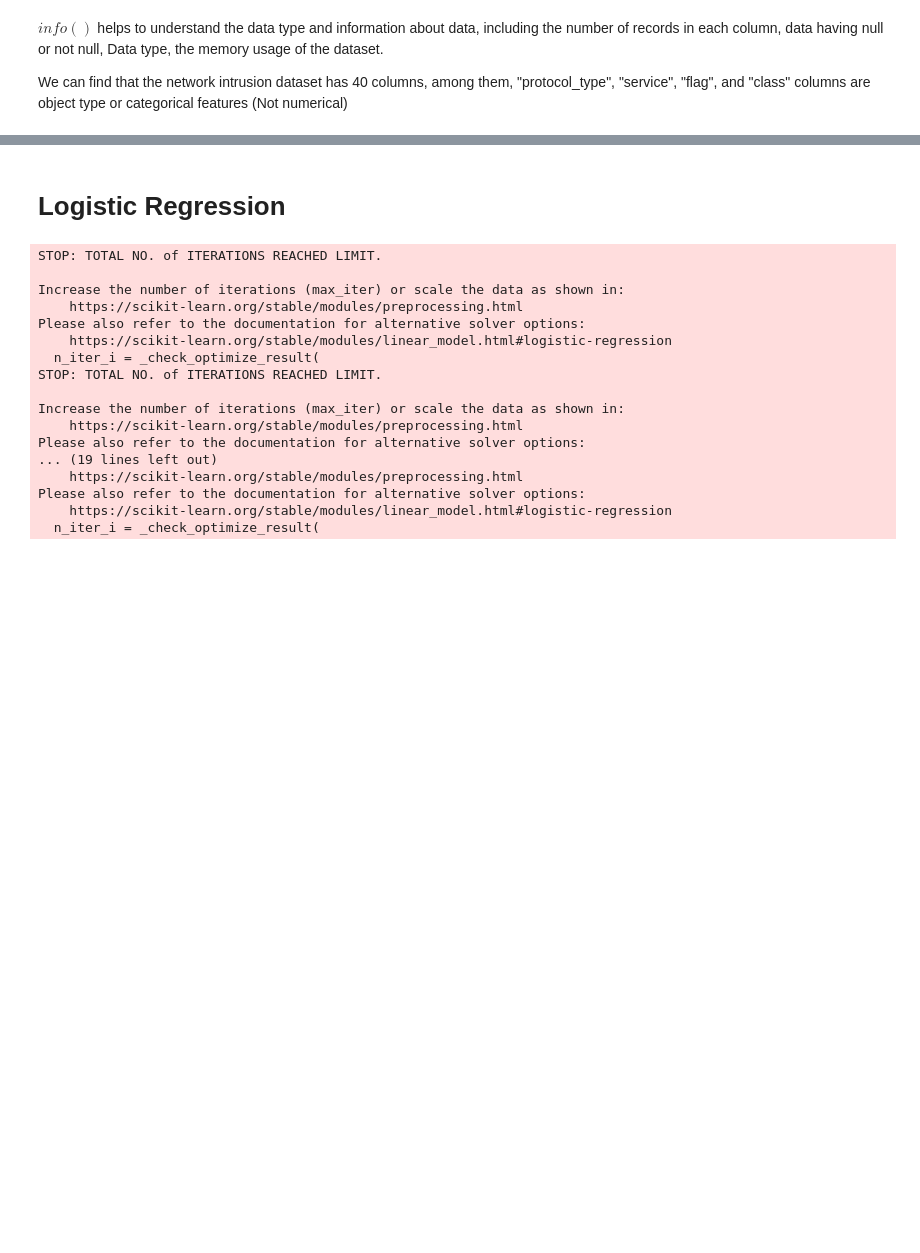
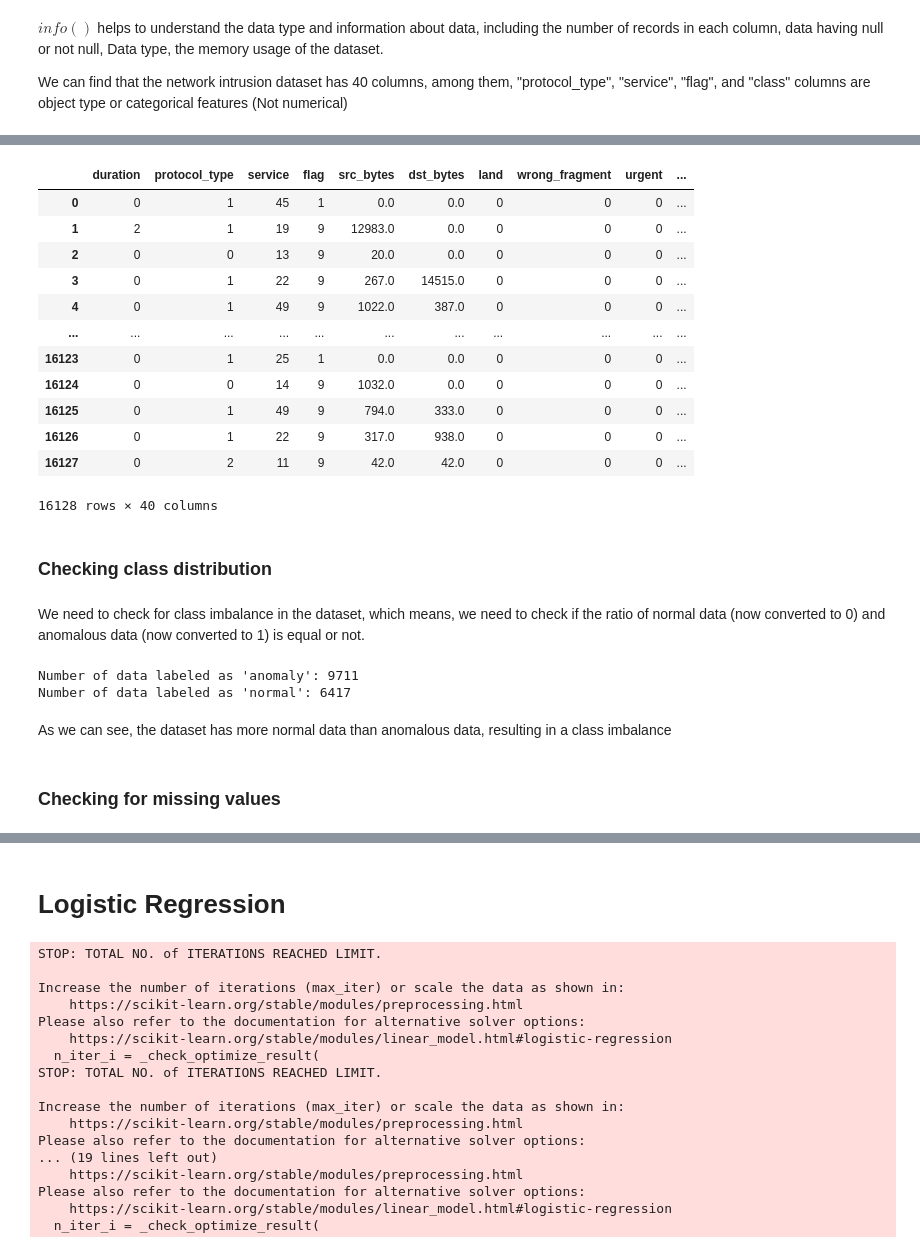
Before and after one commit to mehrab-abrar/Network-Intrusion-Detection-Using-Machine-Learning, a Jupyter notebook: ML_Intrusion_Detection_Project.ipynb, the cells around one changed output, grey strips where cells are left out. Cells and saved outputs as stored; diff of their text form; code cells hidden in the pictures; blank space fills up the shorter version.

```diff
--- a/ML_Intrusion_Detection_Project.ipynb
+++ b/ML_Intrusion_Detection_Project.ipynb
@@ -94,0 +68,33 @@ We are filling the missing values with the mean of all values in that column
+# %%
+data
+# %% [output]
+|  | duration | protocol_type | service | flag | src_bytes | dst_bytes | land | wrong_fragment | urgent | ... |
+| 0 | 0 | 1 | 45 | 1 | 0.0 | 0.0 | 0 | 0 | 0 | ... |
+| 1 | 2 | 1 | 19 | 9 | 12983.0 | 0.0 | 0 | 0 | 0 | ... |
+| 2 | 0 | 0 | 13 | 9 | 20.0 | 0.0 | 0 | 0 | 0 | ... |
+| 3 | 0 | 1 | 22 | 9 | 267.0 | 14515.0 | 0 | 0 | 0 | ... |
+| 4 | 0 | 1 | 49 | 9 | 1022.0 | 387.0 | 0 | 0 | 0 | ... |
+| ... | ... | ... | ... | ... | ... | ... | ... | ... | ... | ... |
+| 16123 | 0 | 1 | 25 | 1 | 0.0 | 0.0 | 0 | 0 | 0 | ... |
+| 16124 | 0 | 0 | 14 | 9 | 1032.0 | 0.0 | 0 | 0 | 0 | ... |
+| 16125 | 0 | 1 | 49 | 9 | 794.0 | 333.0 | 0 | 0 | 0 | ... |
+| 16126 | 0 | 1 | 22 | 9 | 317.0 | 938.0 | 0 | 0 | 0 | ... |
+| 16127 | 0 | 2 | 11 | 9 | 42.0 | 42.0 | 0 | 0 | 0 | ... |
+16128 rows × 40 columns
+# %% [markdown]
+### Checking class distribution
+# %% [markdown]
+We need to check for class imbalance in the dataset, which means, we need to check if the ratio of normal data (now converted to 0) and anomalous data (now converted to 1) is equal or not.
+# %%
+label_counts = data['class'].value_counts()
+
+# Print the counts
+print("Number of data labeled as 'anomaly':", label_counts[1])
+print("Number of data labeled as 'normal':", label_counts[0])
+# %% [output]
+Number of data labeled as 'anomaly': 9711
+Number of data labeled as 'normal': 6417
+# %% [markdown]
+As we can see, the dataset has more normal data than anomalous data, resulting in a class imbalance
+# %% [markdown]
+### Checking for missing values
```
Also changed, not shown: parts of 38 cells of this notebook, 1 other file.
